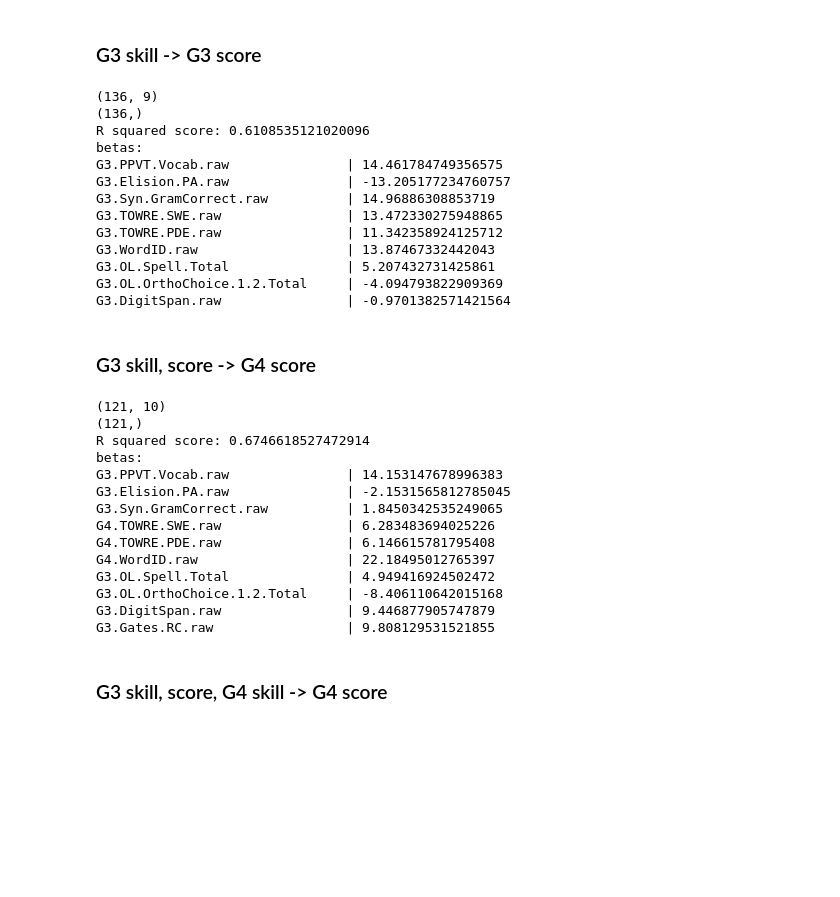
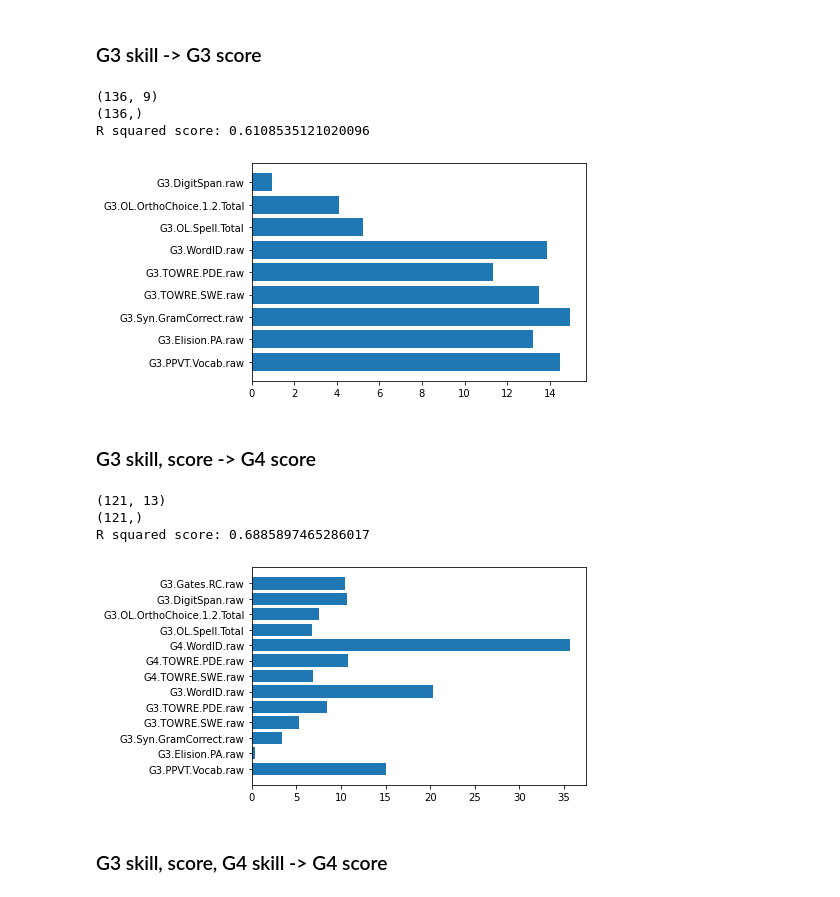
Before and after one commit to EdTeKLA/ComprehensionScorePredictor, a Jupyter notebook: code/data_analysis.ipynb, the cells around one changed output. Drawn from its saved outputs; the diff is of its cells as text; code cells hidden in the pictures; blank space fills up the shorter version.

```diff
--- a/code/data_analysis.ipynb
+++ b/code/data_analysis.ipynb
@@ -89,6 +104,7 @@ Peterson's correlation 0.7204414231114539
 # %% [markdown]
 ## Linear regression
 # %%
+from eli5 import show_prediction
 def lin_regress(feature_names,target_name):
     X = []
     y = []
@@ -118,51 +134,55 @@ def lin_regress(feature_names,target_name):
     reg = LinearRegression().fit(X, y)
     print('R squared score:', reg.score(X,y))
 
-    print('betas:')
-    for i, name in enumerate(feature_names):
-        print(f"{name : <30}\t| {reg.coef_[i]}")
+#     print('betas:')
+#     for i, name in enumerate(feature_names):
+#         print(f"{name : <30}\t| {reg.coef_[i]}")
+
+#     eli5.show_weights(reg, feature_names=feature_names)
+#     print(eli5.format_as_text(eli5.explain_weights(reg)))
+
+#     show_prediction(reg, X[1], feature_names = list(feature_names))
+
+    plt.barh(feature_names,np.abs(reg.coef_))
+    plt.show()
 # %% [markdown]
 ### G3 skill -> G3 score
 # %%
 feature_names = ['G3.PPVT.Vocab.raw',
                  'G3.Elision.PA.raw',
                  'G3.Syn.GramCorrect.raw',
                  'G3.TOWRE.SWE.raw',
                  'G3.TOWRE.PDE.raw',
                  'G3.WordID.raw',
                  'G3.OL.Spell.Total',
                  'G3.OL.OrthoChoice.1.2.Total',
-                 'G3.DigitSpan.raw',]
+                 'G3.DigitSpan.raw',
+                ]
 target_name = 'G3.Gates.RC.raw'
 
 lin_regress(feature_names,target_name)
 # %% [output]
 (136, 9)
 (136,)
 R squared score: 0.6108535121020096
-betas:
-G3.PPVT.Vocab.raw               | 14.461784749356575
-G3.Elision.PA.raw               | -13.205177234760757
-G3.Syn.GramCorrect.raw          | 14.96886308853719
-G3.TOWRE.SWE.raw                | 13.472330275948865
-G3.TOWRE.PDE.raw                | 11.342358924125712
-G3.WordID.raw                   | 13.87467332442043
-G3.OL.Spell.Total               | 5.207432731425861
-G3.OL.OrthoChoice.1.2.Total     | -4.094793822909369
-G3.DigitSpan.raw                | -0.9701382571421564
+[figure, added]
 # %% [markdown]
 ### G3 skill, score -> G4 score
 # %%
 feature_names = ['G3.PPVT.Vocab.raw',
                  'G3.Elision.PA.raw',
                  'G3.Syn.GramCorrect.raw',
+                 'G3.TOWRE.SWE.raw',
+                 'G3.TOWRE.PDE.raw',
+                 'G3.WordID.raw',
                  'G4.TOWRE.SWE.raw',
                  'G4.TOWRE.PDE.raw',
                  'G4.WordID.raw',
                  'G3.OL.Spell.Total',
                  'G3.OL.OrthoChoice.1.2.Total',
                  'G3.DigitSpan.raw',
-                 'G3.Gates.RC.raw']
+                 'G3.Gates.RC.raw'
+                ]
 
 # feature_names = [
 #                  'G3.PPVT.Vocab.raw',
@@ -175,19 +195,9 @@ target_name = 'G4.Gates.RC.raw'
 
 lin_regress(feature_names,target_name)
 # %% [output]
-(121, 10)
+(121, 13)
 (121,)
-R squared score: 0.6746618527472914
-betas:
-G3.PPVT.Vocab.raw               | 14.153147678996383
-G3.Elision.PA.raw               | -2.1531565812785045
-G3.Syn.GramCorrect.raw          | 1.8450342535249065
-G4.TOWRE.SWE.raw                | 6.283483694025226
-G4.TOWRE.PDE.raw                | 6.146615781795408
-G4.WordID.raw                   | 22.18495012765397
-G3.OL.Spell.Total               | 4.949416924502472
-G3.OL.OrthoChoice.1.2.Total     | -8.406110642015168
-G3.DigitSpan.raw                | 9.446877905747879
-G3.Gates.RC.raw                 | 9.808129531521855
+R squared score: 0.6885897465286017
+[figure, added]
 # %% [markdown]
 ### G3 skill, score, G4 skill -> G4 score
```
Also changed, not shown: parts of 17 cells of this notebook.
